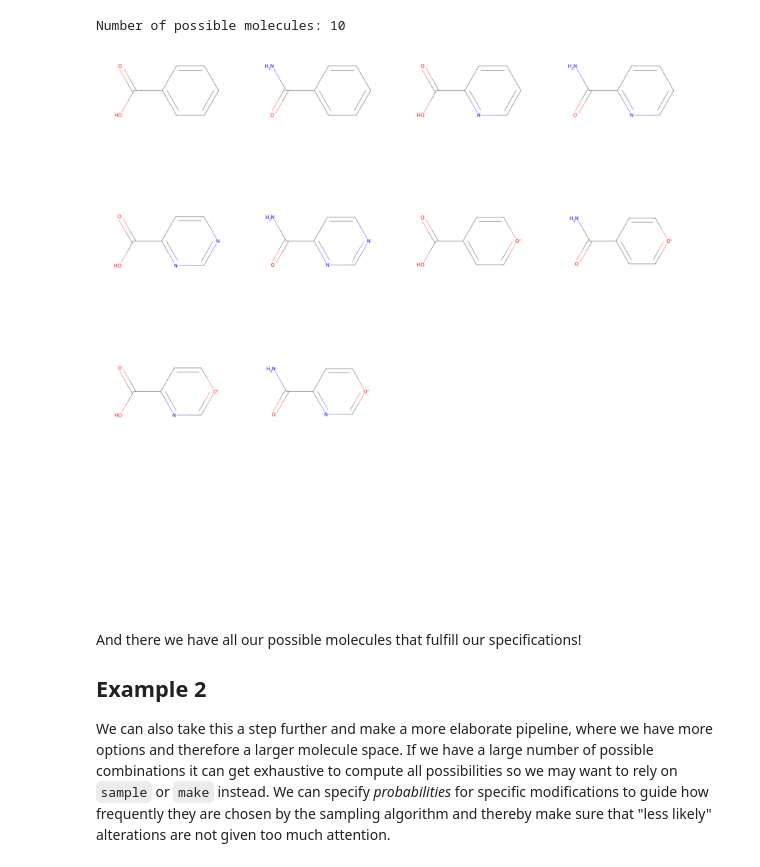
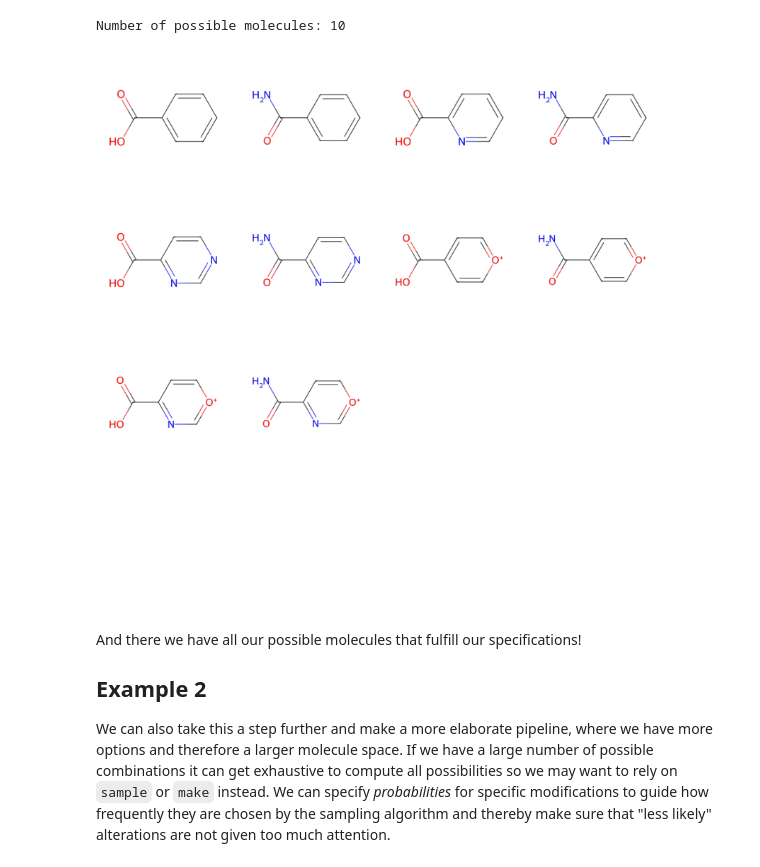
Before and after one commit to NoahHenrikKleinschmidt/buildamol, a Jupyter notebook: docs/examples/derivator_example.ipynb, the cells around one changed output. Saved outputs shown, nothing was run; the diff lists cells and outputs as text; code cells hidden in the pictures.

```diff
--- a/docs/examples/derivator_example.ipynb
+++ b/docs/examples/derivator_example.ipynb
@@ -34,6 +34,8 @@ So, how do we set up this kind of simulation?
 # %%
 import buildamol as bam
 from buildamol.extensions.molecular_factories import Derivator
+
+bam.utils.visual.set_backend("py3dmol")
 
 # create the benzene starting molecule
 bam.load_small_molecules()
@@ -71,21 +73,22 @@ Number of possible molecules: 10
 # %%
 # let's visualize the molecules
 import matplotlib.pyplot as plt
 import numpy as np
 
 # make a nice grid of subplots
 rows = np.sqrt(len(mols))
 cols = np.ceil(len(mols) / rows)
 rows = np.ceil(rows)
 fig, axs = plt.subplots(int(rows), int(cols), figsize=(10, 10))
 
 for i, mol in enumerate(mols):
     ax = axs[int(i // cols), int(i % cols)]
-    ax.imshow(mol.chem2dview().draw())
+    mol.draw2d(ax=ax)
+
 for ax in axs.flat:
     ax.axis("off")
 # %% [output]
-[figure, old version]
+[figure, new version]
 # %% [markdown]
 And there we have all our possible molecules that fulfill our specifications!
 
```
Also changed, not shown: parts of 7 cells of this notebook, 10 other files.
